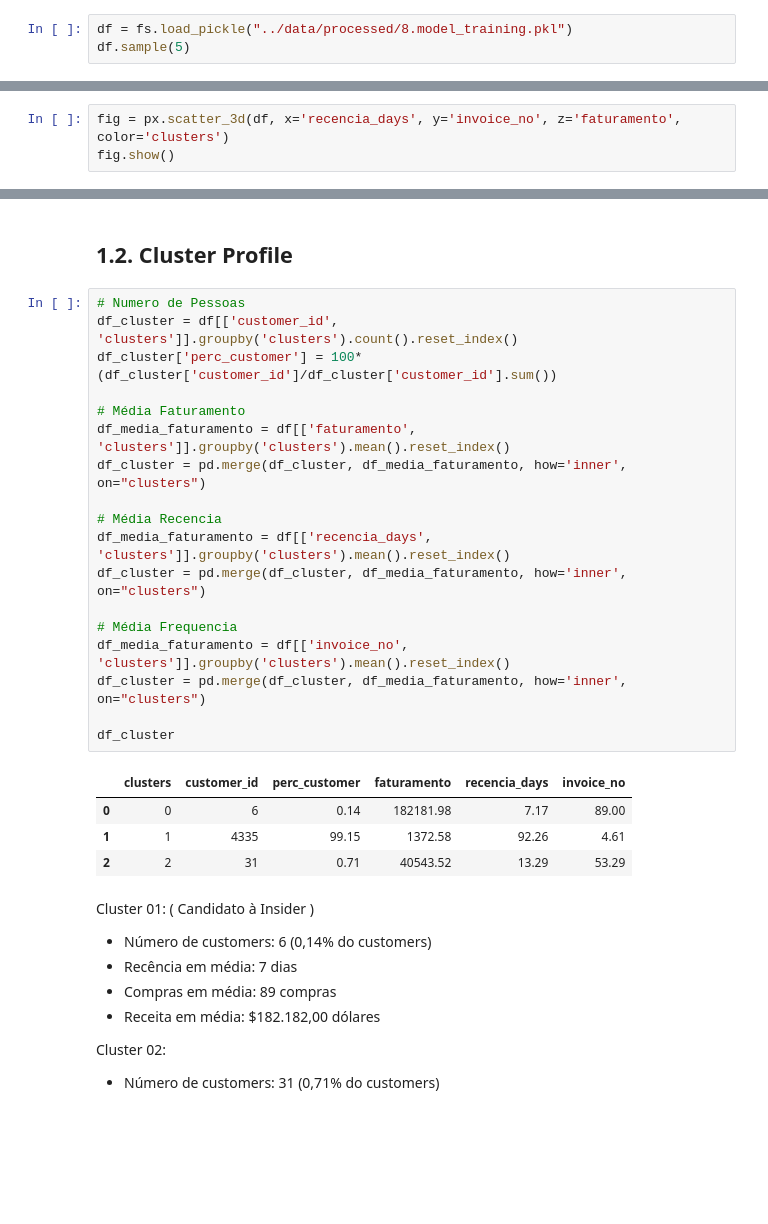
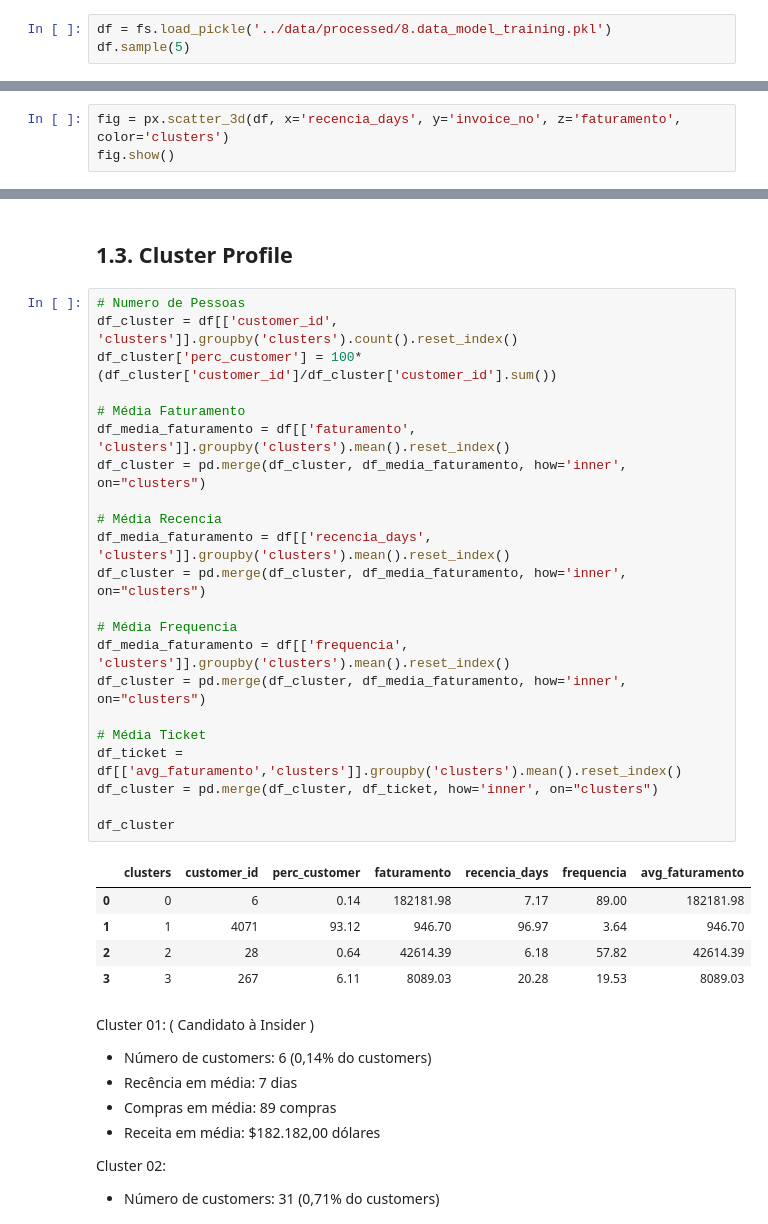
Before and after one commit to Gabrielnbr/Fidelidade-Classificacao, a Jupyter notebook: notebooks/9.0.cluter_analysis.ipynb, the cells around one changed output, grey strips where cells are left out. Cells and saved outputs as stored; diff of their text form; blank space fills up the shorter version.

```diff
--- a/notebooks/9.0.cluter_analysis.ipynb
+++ b/notebooks/9.0.cluter_analysis.ipynb
@@ -21,6 +24,6 @@ fs.supressao_notacao(casa_decimal = 2)
 # %% [markdown]
 # 0.2 Load Data
 # %%
-df = fs.load_pickle("../data/processed/8.model_training.pkl")
+df = fs.load_pickle('../data/processed/8.data_model_training.pkl')
 df.sample(5)
 # %% [output]
@@ -40,28 +101,33 @@ fig.show()
 # %% [markdown]
-## 1.2. Cluster Profile
+## 1.3. Cluster Profile
 # %%
 # Numero de Pessoas
 df_cluster = df[['customer_id', 'clusters']].groupby('clusters').count().reset_index()
 df_cluster['perc_customer'] = 100*(df_cluster['customer_id']/df_cluster['customer_id'].sum())
 
 # Média Faturamento
 df_media_faturamento = df[['faturamento', 'clusters']].groupby('clusters').mean().reset_index()
 df_cluster = pd.merge(df_cluster, df_media_faturamento, how='inner', on="clusters")
 
 # Média Recencia
 df_media_faturamento = df[['recencia_days', 'clusters']].groupby('clusters').mean().reset_index()
 df_cluster = pd.merge(df_cluster, df_media_faturamento, how='inner', on="clusters")
 
 # Média Frequencia
-df_media_faturamento = df[['invoice_no', 'clusters']].groupby('clusters').mean().reset_index()
+df_media_faturamento = df[['frequencia', 'clusters']].groupby('clusters').mean().reset_index()
 df_cluster = pd.merge(df_cluster, df_media_faturamento, how='inner', on="clusters")
 
+# Média Ticket
+df_ticket = df[['avg_faturamento','clusters']].groupby('clusters').mean().reset_index()
+df_cluster = pd.merge(df_cluster, df_ticket, how='inner', on="clusters")
+
 df_cluster
 # %% [output]
-|  | clusters | customer_id | perc_customer | faturamento | recencia_days | invoice_no |
-| 0 | 0 | 6 | 0.14 | 182181.98 | 7.17 | 89.00 |
-| 1 | 1 | 4335 | 99.15 | 1372.58 | 92.26 | 4.61 |
-| 2 | 2 | 31 | 0.71 | 40543.52 | 13.29 | 53.29 |
+|  | clusters | customer_id | perc_customer | faturamento | recencia_days | frequencia | avg_faturamento |
+| 0 | 0 | 6 | 0.14 | 182181.98 | 7.17 | 89.00 | 182181.98 |
+| 1 | 1 | 4071 | 93.12 | 946.70 | 96.97 | 3.64 | 946.70 |
+| 2 | 2 | 28 | 0.64 | 42614.39 | 6.18 | 57.82 | 42614.39 |
+| 3 | 3 | 267 | 6.11 | 8089.03 | 20.28 | 19.53 | 8089.03 |
 # %% [markdown]
 Cluster 01: ( Candidato à Insider )
  - Número de customers: 6 (0,14% do customers)
```
Also changed, not shown: parts of 13 cells of this notebook, 9 other files.
